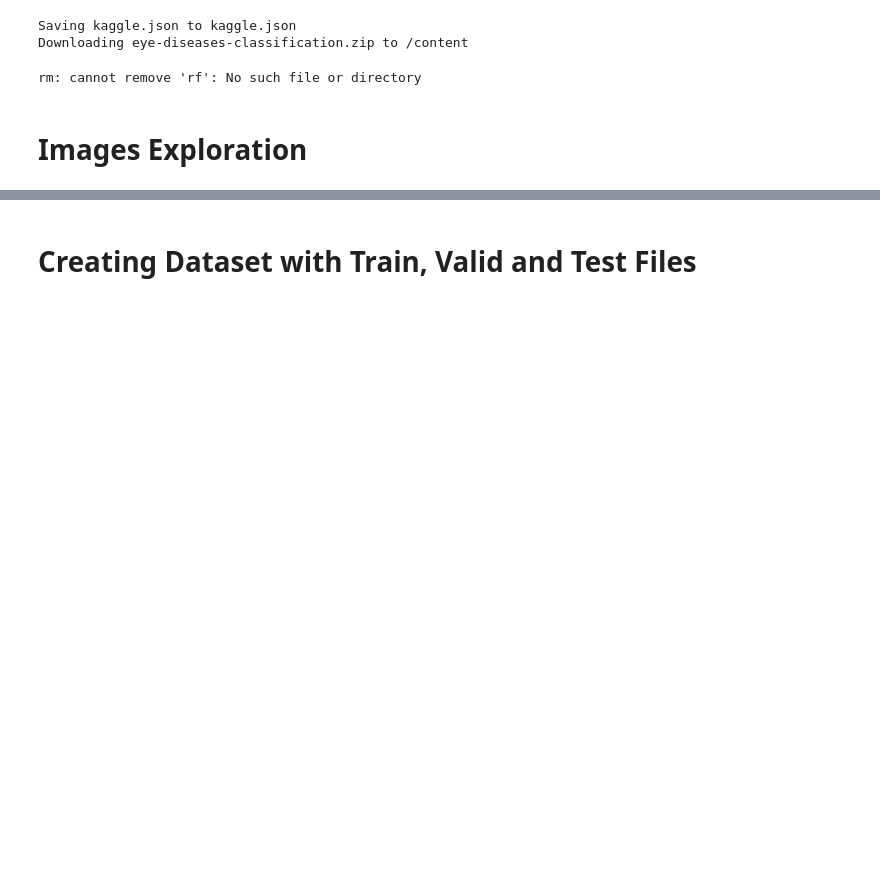
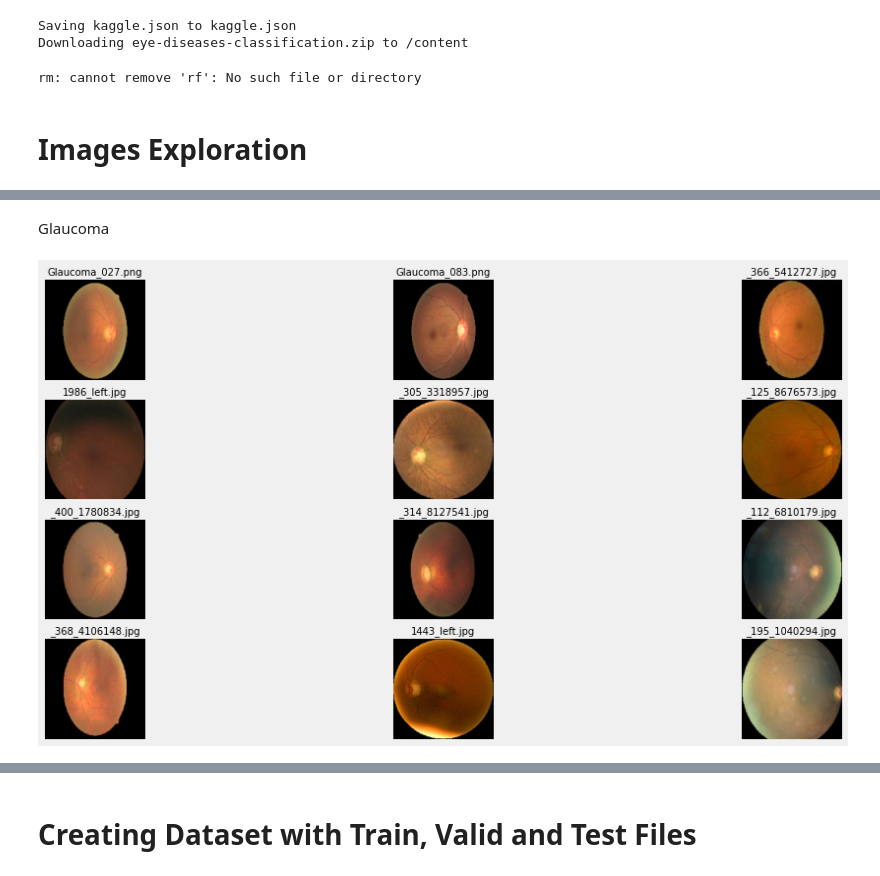
Before and after one commit to hubertrykala93/eye-diseases-image-classification, a Jupyter notebook: eye_diseases_image_classification.ipynb, the cells around one changed output, grey strips where cells are left out. Cells and saved outputs as stored; diff of their text form; code cells hidden in the pictures; blank space fills up the shorter version.

```diff
--- a/eye_diseases_image_classification.ipynb
+++ b/eye_diseases_image_classification.ipynb
@@ -34,0 +140,6 @@ def show_image(kind: str, id: int = 0, random_choice=False) -> None:
+# %% [markdown]
+Glaucoma
+# %%
+show_images(kind='glaucoma', id=990, random_choice=False, make_subplots=True)
+# %% [output]
+[figure, added]
```
Also changed, not shown: parts of 12 cells of this notebook.
